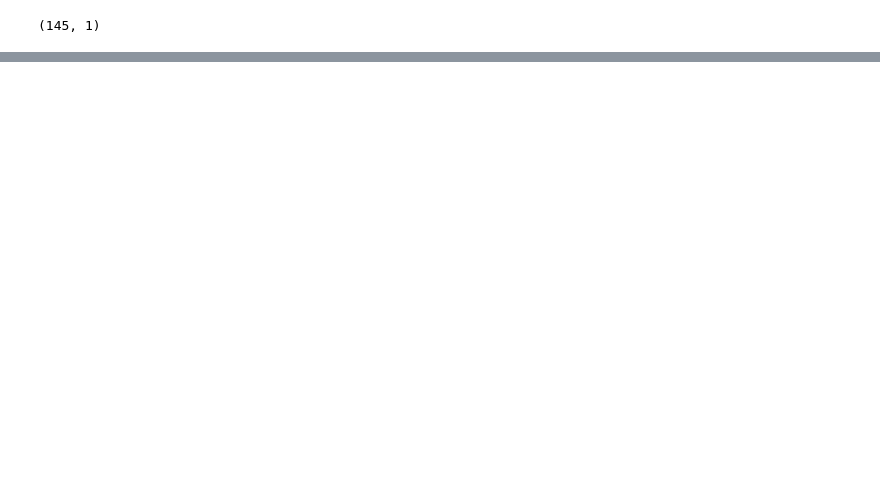
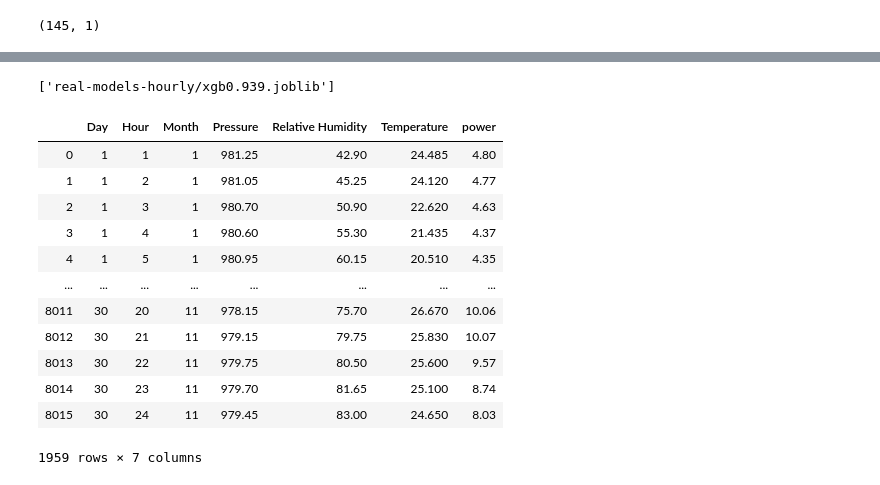
Before and after one commit to ghaffaru/electric-load-demand-forecast, a Jupyter notebook: correlation_test.ipynb, the cells around one changed output, grey strips where cells are left out. Cells and saved outputs as stored; diff of their text form; code cells hidden in the pictures; blank space fills up the shorter version.

```diff
--- a/correlation_test.ipynb
+++ b/correlation_test.ipynb
@@ -205,0 +216,21 @@ dump(model, 'real-models-hourly/rf' + str(round(model.score(features_test, label
+# %%
+# from joblib import dump
+dump(xgb, 'real-models-hourly/xgb' + str(round(xgb.score(features_test, labels_test),4)) + '.joblib')
+# %% [output]
+['real-models-hourly/xgb0.939.joblib']
+# %%
+new_data
+# %% [output]
+|  | Day | Hour | Month | Pressure | Relative Humidity | Temperature | power |
+| 0 | 1 | 1 | 1 | 981.25 | 42.90 | 24.485 | 4.80 |
+| 1 | 1 | 2 | 1 | 981.05 | 45.25 | 24.120 | 4.77 |
+| 2 | 1 | 3 | 1 | 980.70 | 50.90 | 22.620 | 4.63 |
+| 3 | 1 | 4 | 1 | 980.60 | 55.30 | 21.435 | 4.37 |
+| 4 | 1 | 5 | 1 | 980.95 | 60.15 | 20.510 | 4.35 |
+| ... | ... | ... | ... | ... | ... | ... | ... |
+| 8011 | 30 | 20 | 11 | 978.15 | 75.70 | 26.670 | 10.06 |
+| 8012 | 30 | 21 | 11 | 979.15 | 79.75 | 25.830 | 10.07 |
+| 8013 | 30 | 22 | 11 | 979.75 | 80.50 | 25.600 | 9.57 |
+| 8014 | 30 | 23 | 11 | 979.70 | 81.65 | 25.100 | 8.74 |
+| 8015 | 30 | 24 | 11 | 979.45 | 83.00 | 24.650 | 8.03 |
+1959 rows × 7 columns
```
Also changed, not shown: parts of 42 cells of this notebook, 43 other files.
